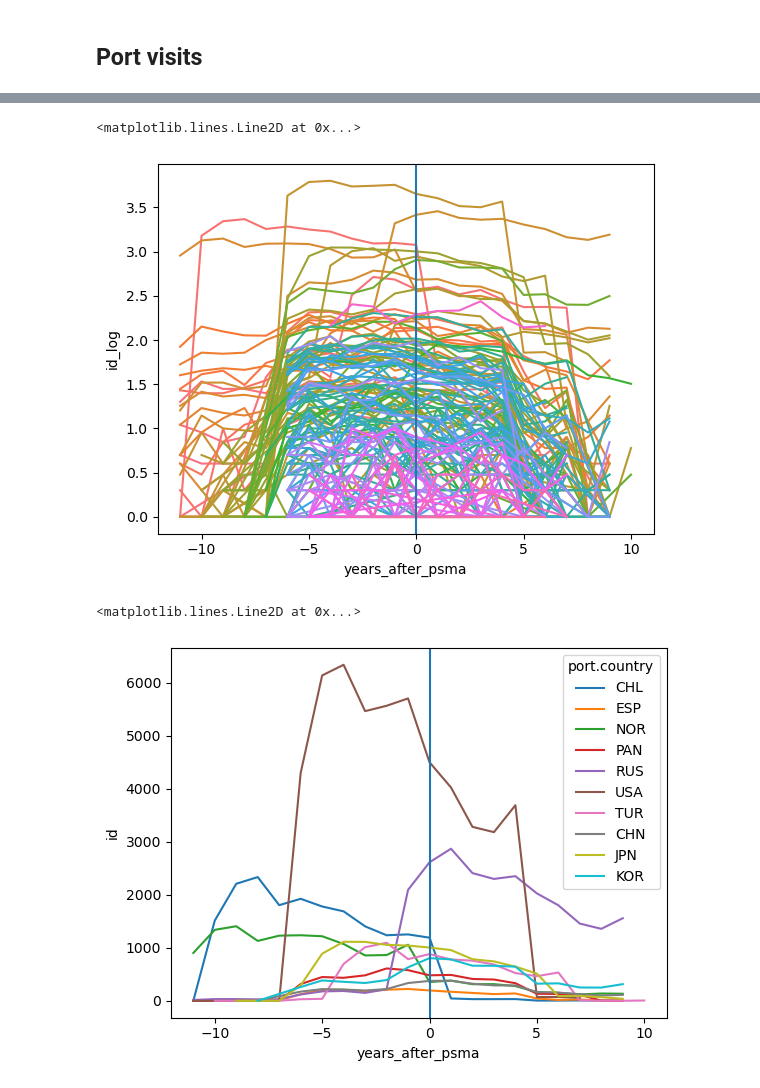
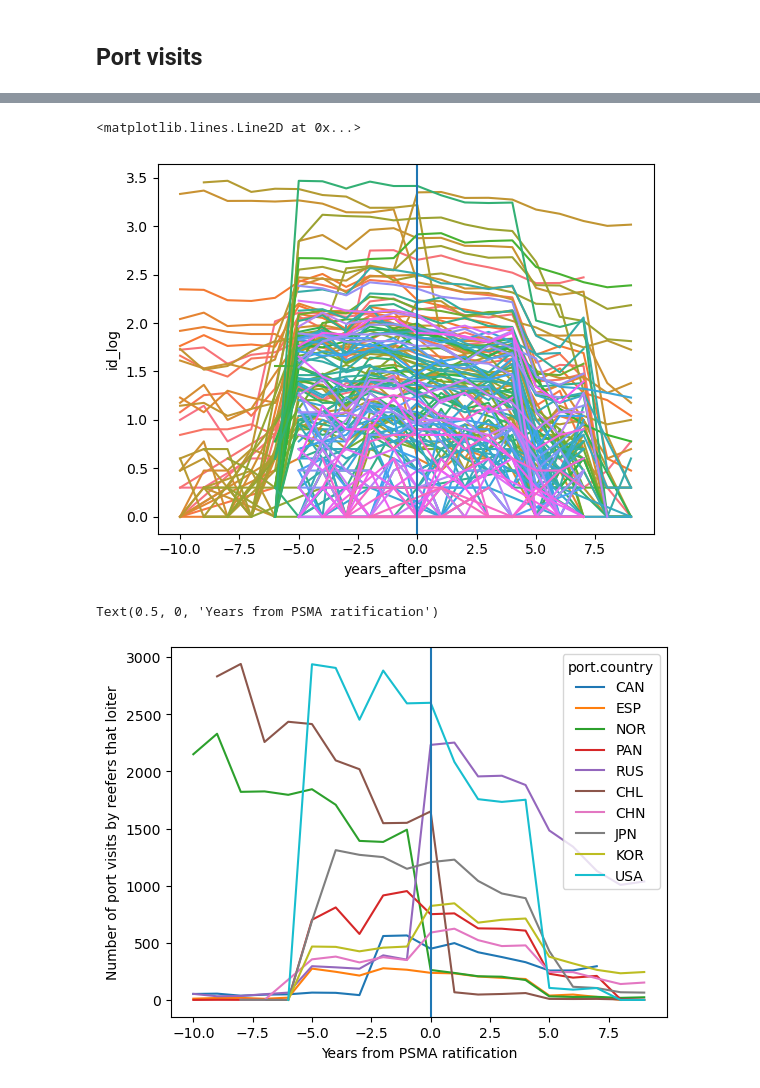
Before and after one commit to sebdodt/90739-iuu-systems-project, a Jupyter notebook: port_evaluation/eda/gfw_eda.ipynb, the cells around one changed output, grey strips where cells are left out. Saved outputs shown, nothing was run; the diff lists cells and outputs as text; code cells hidden in the pictures.

```diff
--- a/port_evaluation/eda/gfw_eda.ipynb
+++ b/port_evaluation/eda/gfw_eda.ipynb
@@ -71,5 +79,6 @@ psma_entry
 74 rows × 5 columns
 # %%
 loitering['year'] = loitering['end'].str[:4].astype(int)
+loitering = loitering.loc[loitering['year'] < 2022, :]
 loit = loitering.merge(psma_entry, left_on='vessel.flag', right_on='Country', how='left')
 loit['years_after_psma'] = loit['rat_year'] - loit['year']
@@ -136,7 +158,9 @@ plt.axvline(0, 0,1)
 # %% [markdown]
 ## Port visits
 # %%
-port_visits['year'] = port_visits['end'].str[:4].astype(int)
+port_visits['year'] = port_visits['end'].str[:4].astype(int).copy()
+port_visits = port_visits.loc[port_visits['year'] < 2022, :]
+port_visits = port_visits.loc[port_visits['vessel.id'].isin(carriers['id']), :]
 ports = port_visits.merge(psma_entry, left_on='vessel.flag', right_on='Country', how='left')
 ports['years_after_psma'] = ports['rat_year'] - loit['year']
 # %%
@@ -188,15 +218,17 @@ sns.lineplot(ports_psma2, x ='years_after_psma', y='id_log', hue='port.country',
 plt.axvline(0, 0,1)
 # %% [output]
 <matplotlib.lines.Line2D at 0x...>
-[figure, old version]
+[figure, new version]
 # %%
 ports_psma_filt = ports_psma2[ports_psma2['port.country'].isin(top_perps['port.country'])]
 # %%
 sns.lineplot(ports_psma_filt, x ='years_after_psma', y='id', hue='port.country')
 plt.axvline(0, 0,1)
+plt.ylabel('Number of port visits by reefers that loiter')
+plt.xlabel('Years from PSMA ratification')
 # %% [output]
-<matplotlib.lines.Line2D at 0x...>
+Text(0.5, 0, 'Years from PSMA ratification')
-[figure, old version]
+[figure, new version]
 # %%
 ## possible additions:
 ## relative in percent to ratification year
```
Also changed, not shown: parts of 13 cells of this notebook, 1 other file.
